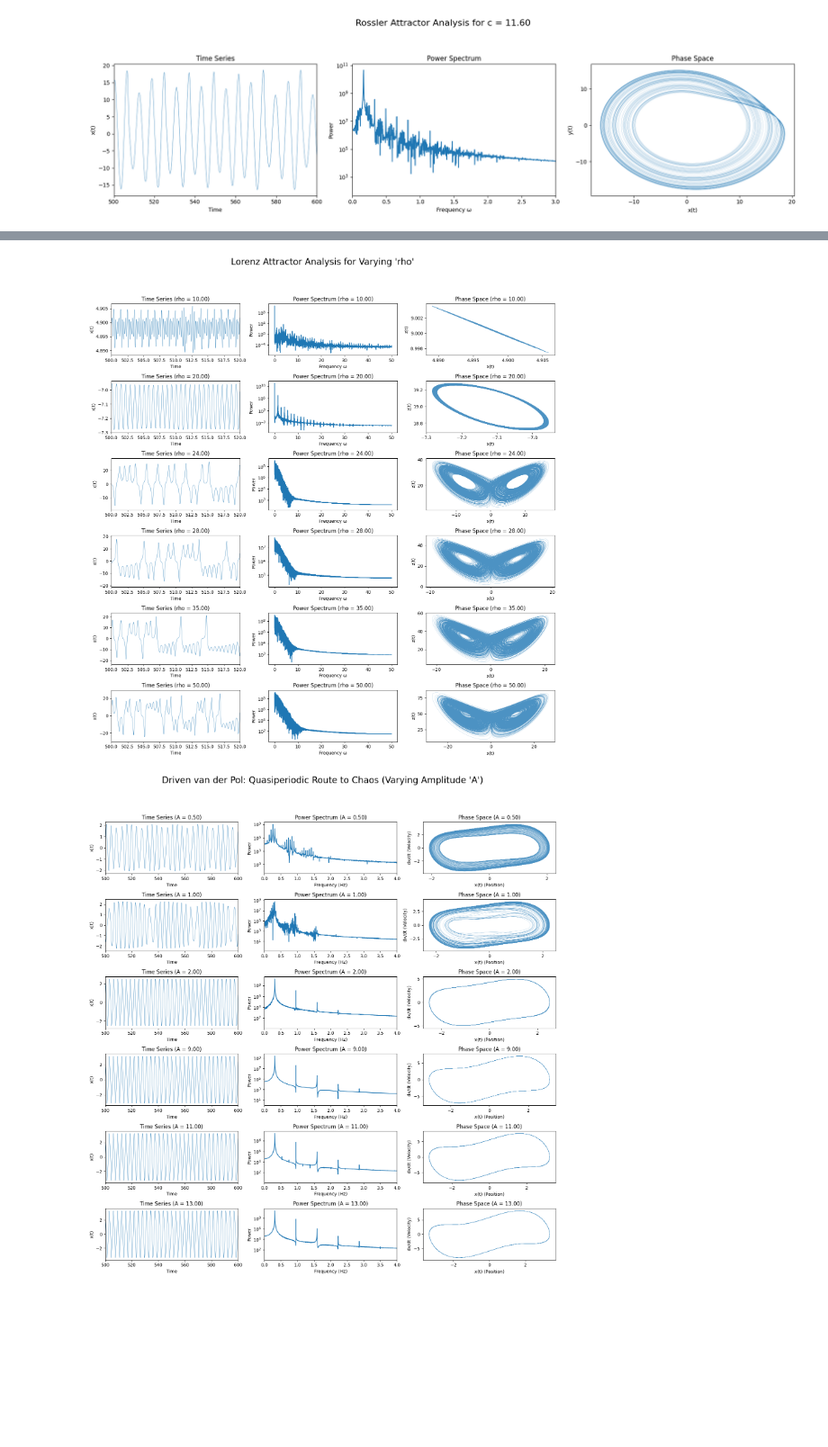
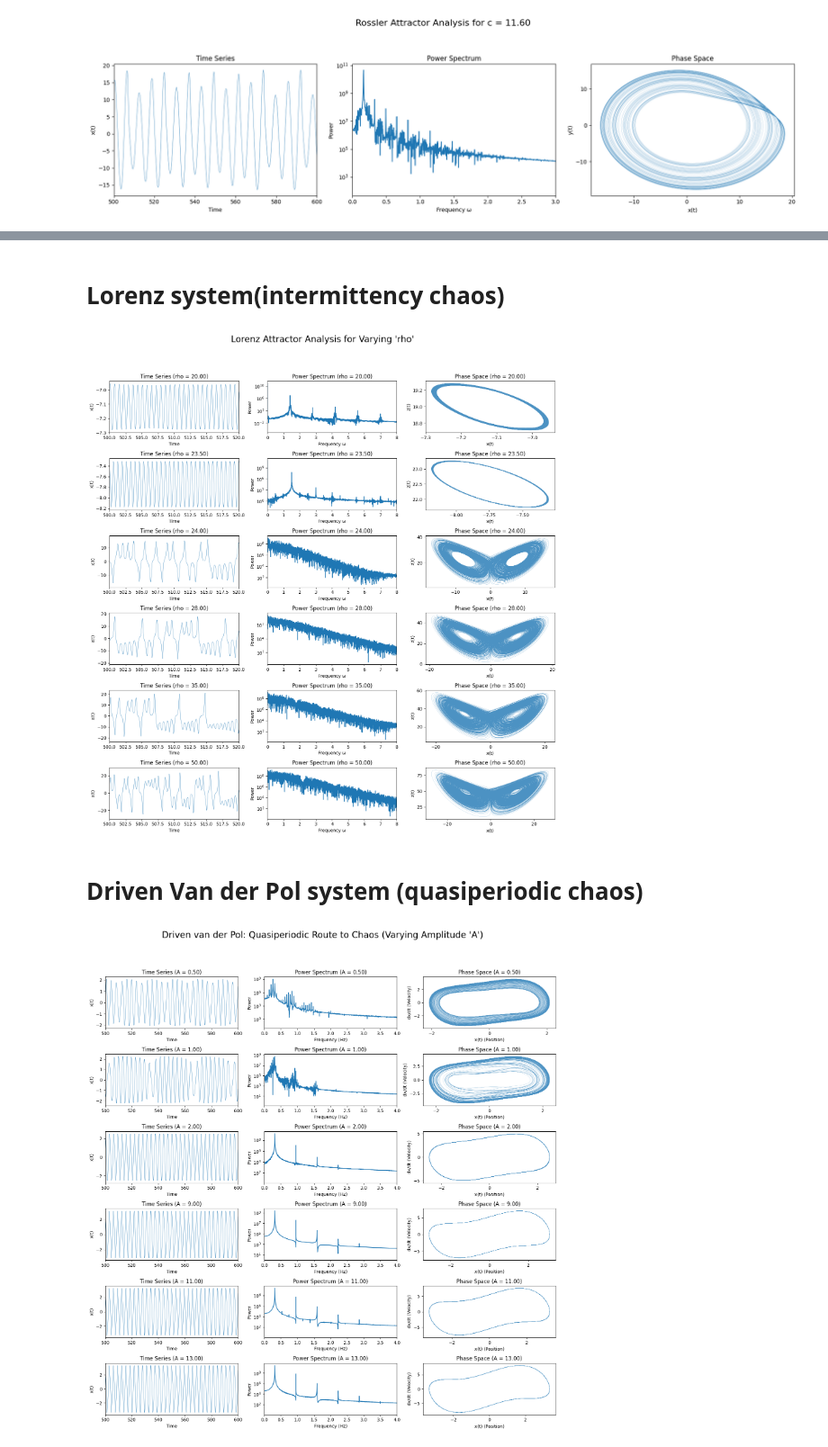
Before and after one commit to Amrithraj-K-P/computational_physics, a Jupyter notebook: DIY/diy.ipynb, the cells around one changed output, grey strips where cells are left out. Shown at 90% size. Drawn from its saved outputs; the diff is of its cells as text; code cells hidden in the pictures; blank space fills up the shorter version.

```diff
--- a/DIY/feigenbaum.ipynb
+++ b/DIY/diy.ipynb
@@ -307,3 +100,5 @@ Plot generated. Displaying...
+# %% [markdown]
+# Lorenz system(intermittency chaos)
 # %%
 import numpy as np
 from scipy.integrate import solve_ivp
@@ -312,7 +107,6 @@ import matplotlib.pyplot as plt
 # --- Define the system and helper functions ---
 
 def lorenz_system(t, y, sigma, rho, beta):
-    """Defines the Lorenz attractor equations."""
     x, y, z = y
     dxdt = sigma * (y - x)
     dydt = x * (rho - z) - y
@@ -320,7 +114,6 @@ def lorenz_system(t, y, sigma, rho, beta):
     return [dxdt, dydt, dzdt]
 
 def spectrum(x, dt):
-    """Calculates the power spectrum of a time series."""
     # Use Fast Fourier Transform
     # We use rfft for real-valued input
     n = len(x)
@@ -339,16 +132,13 @@ def spectrum(x, dt):
 sigma = 10.0
 beta = 8.0 / 3.0
 # Create an array of 6 different 'rho' values to plot
-# This range shows the transition from stable points to chaos
-rho_values = [10, 20, 24, 28, 35, 50]
 
-# Time span and evaluation points (kept same as user's Rössler script)
+rho_values = [20, 23.5, 24, 28, 35, 50]
+
 t_span = [0, 800]
-# Increase evaluation points for smoother plots and to avoid empty data after transient removal
 t_eval = np.linspace(t_span[0], t_span[1], 80000)
 dt = t_eval[1] - t_eval[0]
 
-# Index to start from to remove transient behavior (kept same as user's Rössler script)
 transient_index = 40000
 
 # --- Create the plot ---
@@ -361,68 +151,57 @@ plt.subplots_adjust(hspace=0.5, wspace=0.3)
 # Loop over the 6 'rho' values
 for i, rho in enumerate(rho_values):
 
-    # Solve the differential equation
-    # Note: args are now (sigma, rho, beta)
+
     sol = solve_ivp(lorenz_system, t_span, [1, 1, 1], t_eval=t_eval, args=(sigma, rho, beta), method='RK45')
 
-    # Check if solution was successful and has enough points
-    if not sol.success or len(sol.t) <= transient_index:
-        print(f"Solver failed or not enough points for rho = {rho}")
-        continue
 
     # Get data and remove transient
     x = sol.y[0][transient_index:]
     y = sol.y[1][transient_index:]
     z = sol.y[2][transient_index:] # Get z-component for phase space plot
     t = sol.t[transient_index:]
-
-    # Ensure data is not empty after slicing
-    if x.size == 0:
-        print(f"No data after removing transient for rho = {rho}")
-        continue
 
     # Calculate power spectrum (based on x component)
     f, P = spectrum(x, dt)
 
     # --- Plotting ---
 
     # Time series (x vs t)
     axs[i,0].plot(t, x, lw=0.5)
     axs[i,0].set_title(f'Time Series (rho = {rho:.2f})')
     axs[i,0].set_xlabel('Time')
     axs[i,0].set_ylabel('x(t)')
-    axs[i,0].set_xlim(500, 520) # Keep user's original xlim
+    axs[i,0].set_xlim(500, 520)
 
     # Power spectrum
     if f.size > 0:
         axs[i,1].plot(f, P)
         axs[i,1].set_title(f'Power Spectrum (rho = {rho:.2f})')
         axs[i,1].set_xlabel('Frequency ω')
         axs[i,1].set_ylabel('Power')
-        # Use semi-logy for better power spectrum visualization
+
         axs[i,1].set_yscale('log')
-        # axs[i,1].set_xlim(1,2) # Keep user's original xlim
+        axs[i,1].set_xlim(0,8)
 
-    # Phase space (Plotting x vs z for the classic "butterfly")
+    # Phase space
     axs[i,2].plot(x, z, lw=0.2, alpha=0.8)
     axs[i,2].set_title(f'Phase Space (rho = {rho:.2f})')
     axs[i,2].set_xlabel('x(t)')
-    axs[i,2].set_ylabel('z(t)') # Changed to z(t)
-    # Set axis ticks to be cleaner
+    axs[i,2].set_ylabel('z(t)')
     axs[i,2].locator_params(axis='x', nbins=4)
     axs[i,2].locator_params(axis='y', nbins=4)
 
 
-# Add a main title for the whole figure
+
 fig.suptitle('Lorenz Attractor Analysis for Varying \'rho\'', fontsize=20, y=1.02)
 
-# Use tight_layout to prevent labels from overlapping
 plt.tight_layout(rect=[0, 0.03, 1, 0.98])
 
-# Display the plot
 plt.show()
 # %% [output]
-[figure, old version]
+[figure, new version]
+# %% [markdown]
+# Driven Van der Pol system (quasiperiodic chaos)
 # %%
 import numpy as np
 from scipy.integrate import solve_ivp
```
Also changed, not shown: parts of 6 cells of this notebook, 4 other files.
